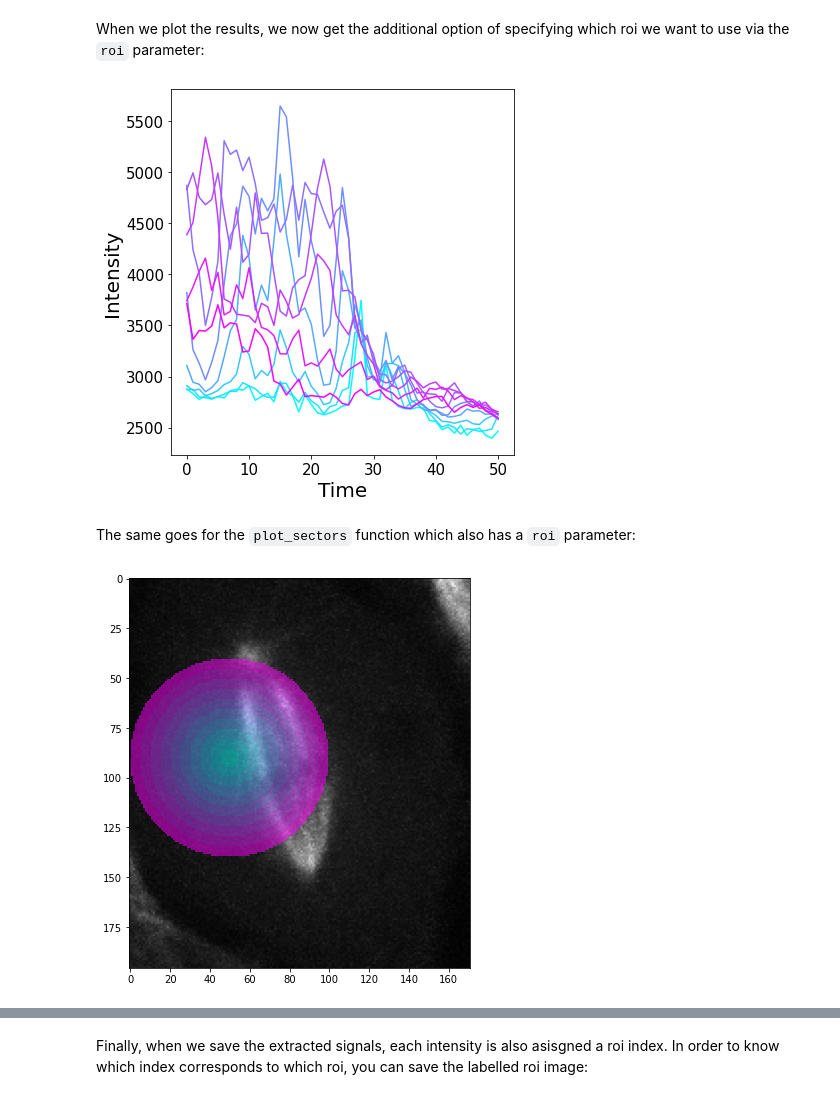
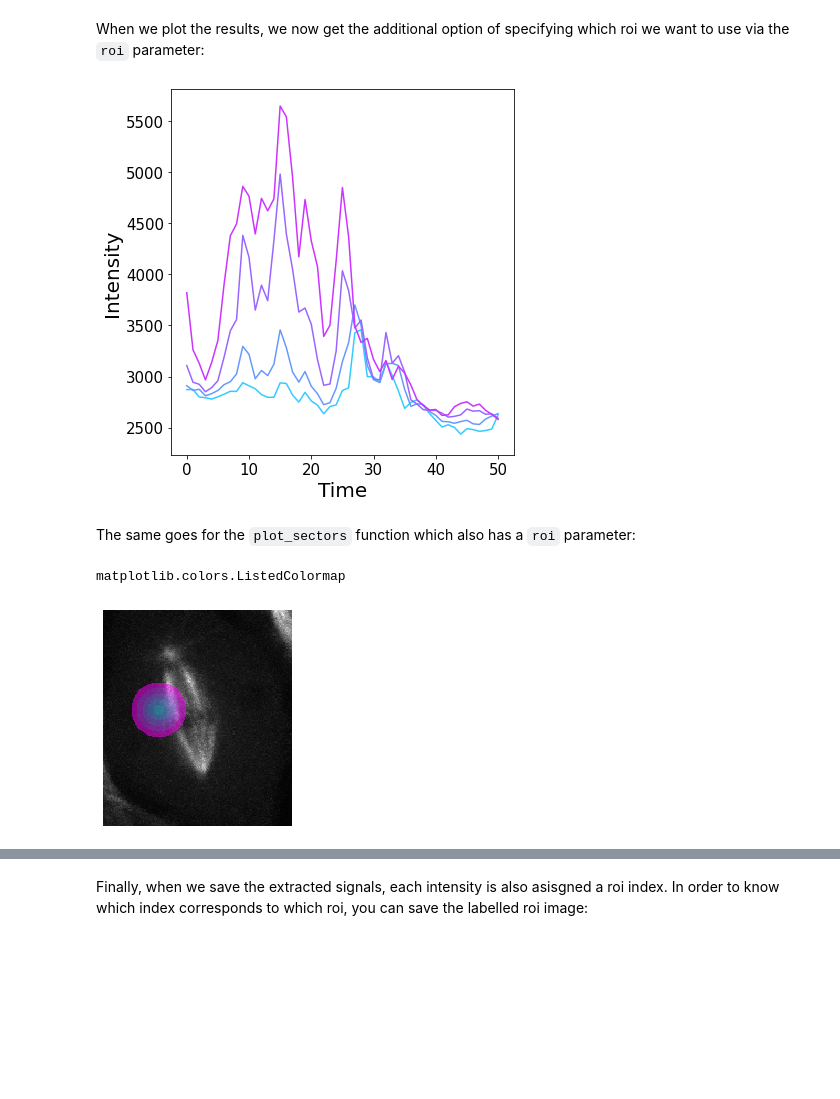
Before and after one commit to guiwitz/roidynamics, a Jupyter notebook: notebooks/multi_roi.ipynb, the cells around one changed output, grey strips where cells are left out. Saved outputs shown, nothing was run; the diff lists cells and outputs as text; code cells hidden in the pictures; blank space fills up the shorter version.

Commit message:
update to new multi-roi mask plotting

````diff
--- a/notebooks/multi_roi.ipynb
+++ b/notebooks/multi_roi.ipynb
@@ -45,7 +45,7 @@ panel.add_element(pos = [0,2], microim=microfilm.microplot.Microimage([im_np, ro
 Defining sectors is done as previously. The construction of sector masks also is identical:
 # %%
 sector_width = 5
-num_sectors = 10
+num_sectors = 5
 # %%
 radius_labels = splitmask.create_concentric_mask(center=cm, im_dims=image.dims,
                                                          sector_width=sector_width, num_sectors=num_sectors)
@@ -99,10 +103,15 @@ When we plot the results, we now get the additional option of specifying which r
 # %%
 myplot = splitmask.plot_signals(signal_radius, channel=0, roi=1, color_array=colors_rad);
 # %% [output]
-[figure, old version]
+[figure, new version]
 # %% [markdown]
 The same goes for the ```plot_sectors``` function which also has a ```roi``` parameter:
+# %%
+type(cmap_rad)
+# %% [output]
+matplotlib.colors.ListedColormap
 # %%
-splitmask.plot_sectors(image, radius_labels, time=10, roi=1, cmap=cmap_rad, channel=image.channel_name[1]);
+splitmask.plot_sectors(image, radius_labels, time=10, roi=1,
+                       cmap=cmap_rad, channel=image.channel_name[1]);
 # %% [output]
-[figure, old version]
+[figure, new version]
````
Also changed, not shown: parts of 9 cells of this notebook, 1 other file.
